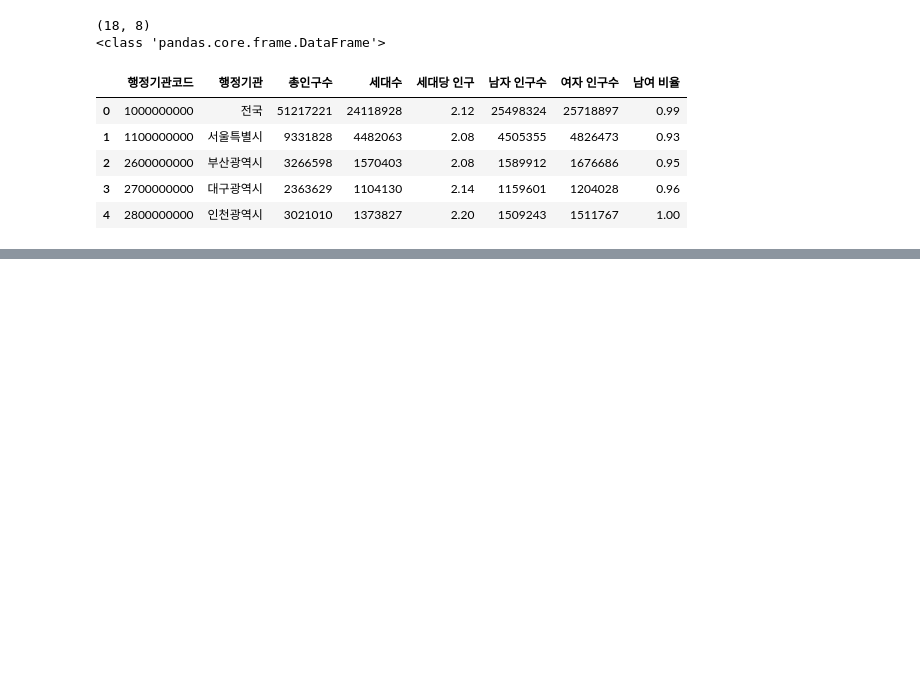
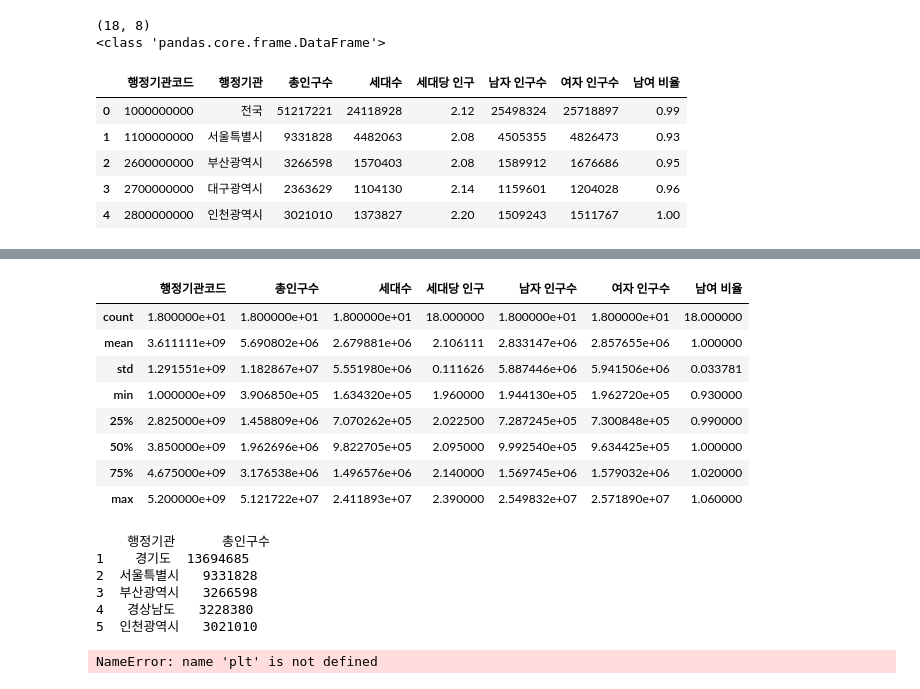
Before and after one commit to Eojinn/Python_Webscraping_analysis, a Jupyter notebook: 연습문제_웹스크래핑/04_인구현황분석.ipynb, the cells around one changed output, grey strips where cells are left out. Saved outputs shown, nothing was run; the diff lists cells and outputs as text; code cells hidden in the pictures; blank space fills up the shorter version.

```diff
--- a/연습문제_웹스크래핑/04_인구현황분석.ipynb
+++ b/연습문제_웹스크래핑/04_인구현황분석.ipynb
@@ -30,0 +65,45 @@ print(f'인덱스: {data.index}')
+# %%
+#numpy np.number 속성을 사용해서 describe()
+import numpy as np
+data.describe(include=np.number)
+# %% [output]
+|  | 행정기관코드 | 총인구수 | 세대수 | 세대당 인구 | 남자 인구수 | 여자 인구수 | 남여 비율 |
+| count | 1.800000e+01 | 1.800000e+01 | 1.800000e+01 | 18.000000 | 1.800000e+01 | 1.800000e+01 | 18.000000 |
+| mean | 3.611111e+09 | 5.690802e+06 | 2.679881e+06 | 2.106111 | 2.833147e+06 | 2.857655e+06 | 1.000000 |
+| std | 1.291551e+09 | 1.182867e+07 | 5.551980e+06 | 0.111626 | 5.887446e+06 | 5.941506e+06 | 0.033781 |
+| min | 1.000000e+09 | 3.906850e+05 | 1.634320e+05 | 1.960000 | 1.944130e+05 | 1.962720e+05 | 0.930000 |
+| 25% | 2.825000e+09 | 1.458809e+06 | 7.070262e+05 | 2.022500 | 7.287245e+05 | 7.300848e+05 | 0.990000 |
+| 50% | 3.850000e+09 | 1.962696e+06 | 9.822705e+05 | 2.095000 | 9.992540e+05 | 9.634425e+05 | 1.000000 |
+| 75% | 4.675000e+09 | 3.176538e+06 | 1.496576e+06 | 2.140000 | 1.569745e+06 | 1.579032e+06 | 1.020000 |
+| max | 5.200000e+09 | 5.121722e+07 | 2.411893e+07 | 2.390000 | 2.549832e+07 | 2.571890e+07 | 1.060000 |
+# %%
+# '전국'이 포함된 합계 행 제외
+data_region_only = data[data['행정기관'].str.contains('전국') == False].copy()
+# 정렬을 통해 상위 5개를 먼저 추출 (가장 인구가 많은 순서대로)
+top5_data = data_region_only.sort_values(by='총인구수', ascending=False).head(5)
+result = top5_data.loc[:, ['행정기관', '총인구수']].reset_index(drop=True)
+result.index = result.index + 1  # 0~4인 인덱스를 1~5로 변환
+
+
+print(result)
+# %% [output]
+    행정기관      총인구수
+1    경기도  13694685
+2  서울특별시   9331828
+3  부산광역시   3266598
+4   경상남도   3228380
+5  인천광역시   3021010
+# %%
+# 1-1 subplots() 함수를 사용하여 axes 객체를 생성하기
+figure, (axes1, axes2)= plt.subplots(nrows=2, ncols=1)
+figure.set_size_inches(18,12)
+print(figure)
+print(axes1)
+print(axes2)
+# seaborn의 barplot() 함수 호출하기 - 행정구역과 인구수
+sns.barplot(data=seoul_df.sort_values(by='인구수', ascending=False), x='행정구역', y='인구수', ax=axes1, hue='행정구역')
+# seaborn의 barplot() 함수 호출하기 - 행정구역과 면적
+sns.barplot(data=seoul_df.sort_values(by='면적', ascending=False), x='행정구역', y='면적', ax=axes2, hue='행정구역')
+#plt.show()
+# %% [output]
+NameError: name 'plt' is not defined
```
Also changed, not shown: parts of 6 cells of this notebook, 4 other files.
